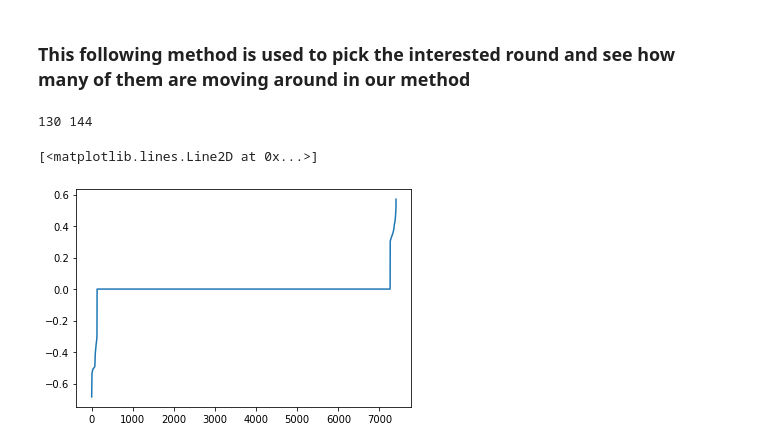
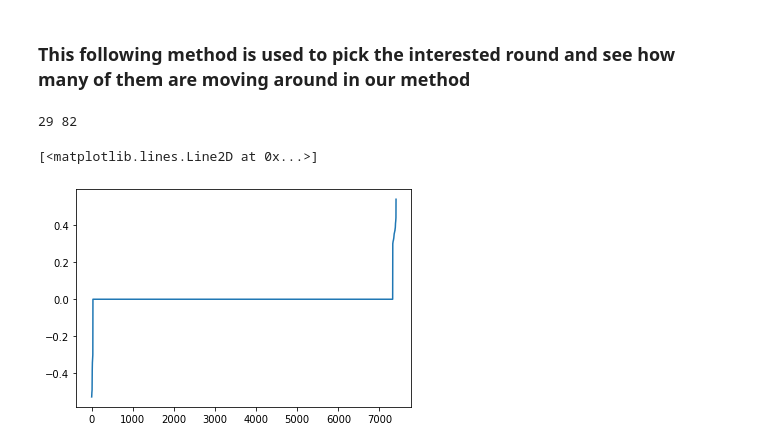
Before and after one commit to smith-scram-lab/Iterative-Unet, a Jupyter notebook: ResultReading.ipynb, the cells around one changed output. Drawn from its saved outputs; the diff is of its cells as text; code cells hidden in the pictures.

```diff
--- a/ResultReading.ipynb
+++ b/ResultReading.ipynb
@@ -138,7 +138,7 @@ Given that there are 6 scores, 1 in-group and 5 out-of-group, stored in the matr
 # %% [markdown]
 1. Example for plotting out the in-group score
 # %%
-for i in range(1):
+for i in [0,2,3,4,5,6,7,8,9]:
     x_range = 7404
     scoreMatrix_file = 'scorematrix/scorematrix_round_' + str(i) + '.npy'
     scoreMatrix = np.load(os.path.join(resultsdir, scoreMatrix_file))
@@ -151,5 +151,5 @@ for i in range(1):
         i += 1
     #print(picked_score)
     plt.plot(np.sort(picked_score))
-    plt.legend([1,2,3,4,5,6,7,8,9,10])
+    plt.legend([1,3,4,5,6,7,8,9,10])
 # %% [output]
@@ -180,9 +180,9 @@ plt.plot((dif_np))
 # %% [markdown]
 ### This following method is used to pick the interested round and see how many of them are moving around in our method
 # %%
-interested_round = 0
+interested_round = 9
 scoreMatrix_file = 'scorematrix/scorematrix_round_' + str(interested_round) + '.npy'
-history_file = os.path.join(resultsdir,'history/history_round_0.npy')
+history_file = os.path.join(resultsdir,'history/history_round_9.npy')
 history = np.load(history_file)
 scorematrix = np.load(os.path.join(resultsdir, scoreMatrix_file))
 history_slice = history[:,interested_round]
@@ -193,32 +193,32 @@ ph = 0
 for i in range(7404):
     if history_slice[i]:
         polar_score = np.max(scorematrix[i][:5])
         carte_score = np.median(scorematrix[i][5:])
         #print(carte_score,polar_score)
         if carte_score > polar_score:
             #print('Carte-higher')
             dif = polar_score - carte_score
             if abs(dif) > Transition_threshold:
                 ch += 1
                 #print(scorematrix[i])
                 diff[i] = dif
             #decision[i] = 1
     else:
         polar_score = np.median(scorematrix[i][:5])
         carte_score = np.max(scorematrix[i][5:])
         #print(carte_score,polar_score)
         if carte_score < polar_score:
             #print('Polar-higer')
             dif = polar_score - carte_score
             if abs(dif) > Transition_threshold:
                 ph += 1
                 #print(scorematrix[i])
                 diff[i] = dif
                 #decision[i] = -1
 
 print(ch, ph)
 plt.plot(np.sort(diff))
 # %% [output]
-130 144
+29 82
 [<matplotlib.lines.Line2D at 0x...>]
-[figure, old version]
+[figure, new version]
```
Also changed, not shown: parts of 4 cells of this notebook, 4 other files.
